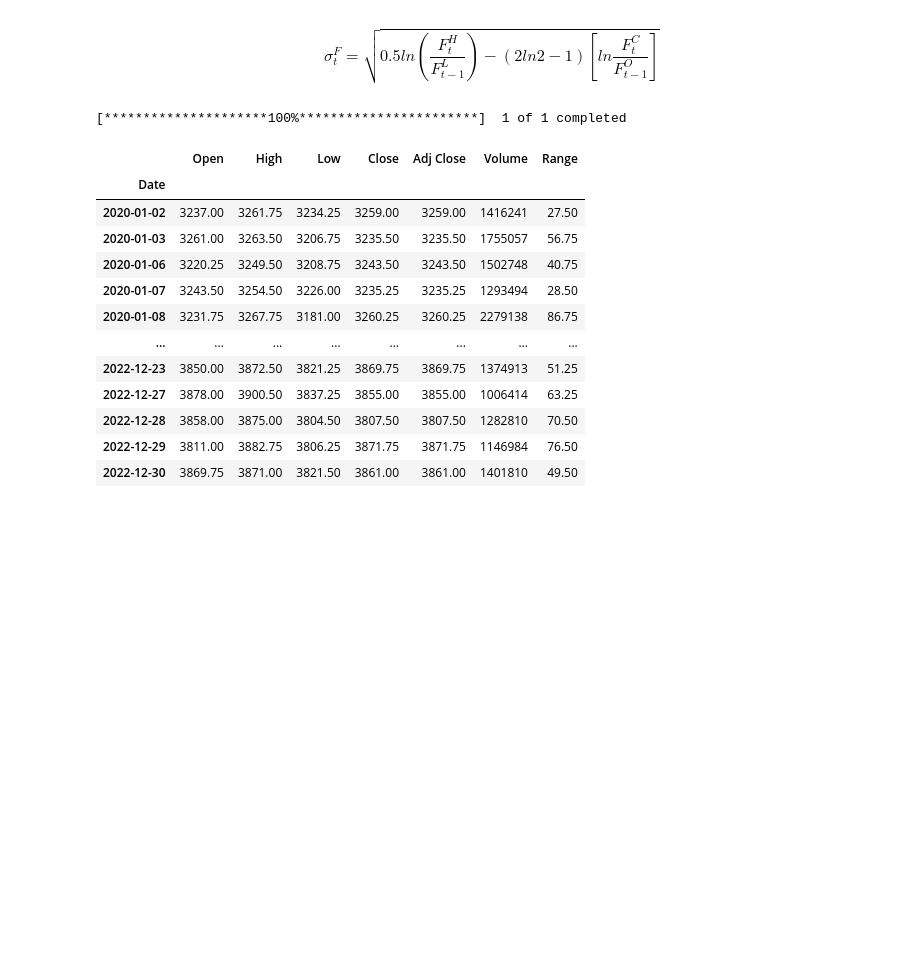
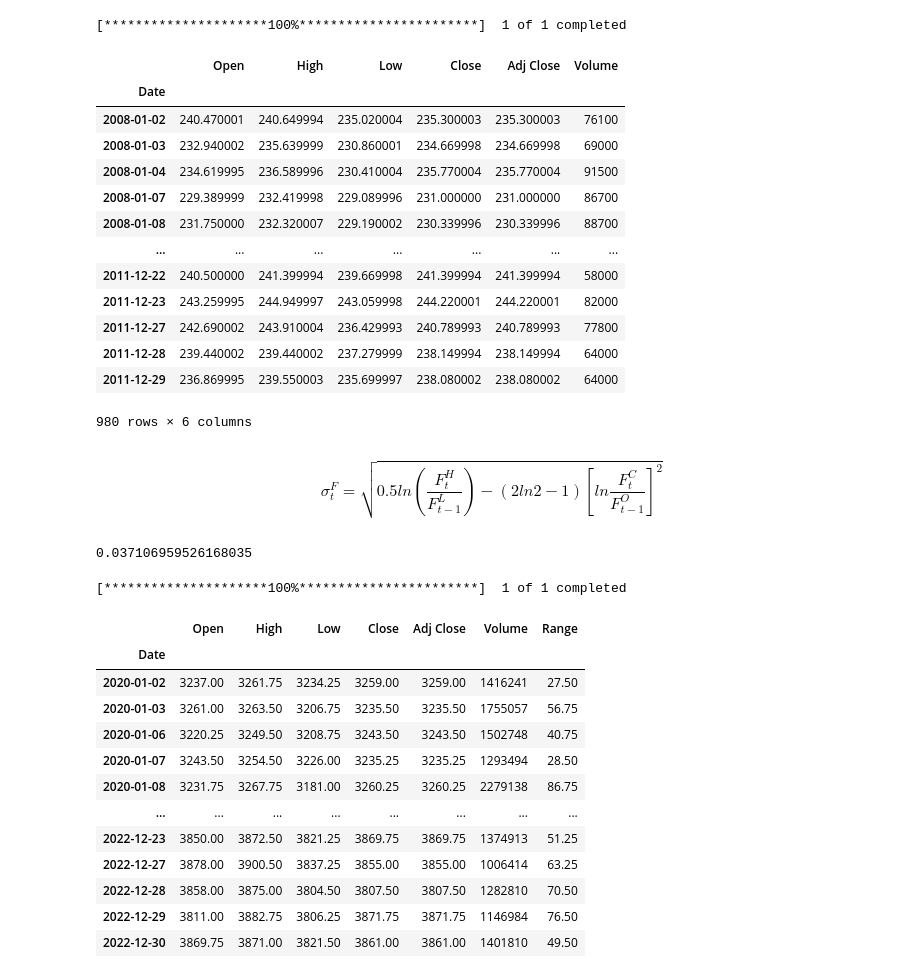
Before and after one commit to Readerlution/Finance, a Jupyter notebook: Cross-Market Effect/data.ipynb, the cells around one changed output. Saved outputs shown, nothing was run; the diff lists cells and outputs as text; code cells hidden in the pictures; blank space fills up the shorter version.

Commit message:
save data

```diff
--- a/Cross-Market Effect/data.ipynb
+++ b/Cross-Market Effect/data.ipynb
@@ -9,8 +9,24 @@ import seaborn as sns
 
 yf.pdr_override() # use yahoo finance for data
 # %%
-# test = pdr.DataReader("^KS200", start="2008-01-02", end="2011-12-30", period='1d')
-# test
+test = pdr.DataReader("^KS200", start="2008-01-02", end="2011-12-30", period='1d')
+test
+# %% [output]
+[*********************100%***********************]  1 of 1 completed
+|  | Open | High | Low | Close | Adj Close | Volume |
+| Date |  |  |  |  |  |  |
+| 2008-01-02 | 240.470001 | 240.649994 | 235.020004 | 235.300003 | 235.300003 | 76100 |
+| 2008-01-03 | 232.940002 | 235.639999 | 230.860001 | 234.669998 | 234.669998 | 69000 |
+| 2008-01-04 | 234.619995 | 236.589996 | 230.410004 | 235.770004 | 235.770004 | 91500 |
+| 2008-01-07 | 229.389999 | 232.419998 | 229.089996 | 231.000000 | 231.000000 | 86700 |
+| 2008-01-08 | 231.750000 | 232.320007 | 229.190002 | 230.339996 | 230.339996 | 88700 |
+| ... | ... | ... | ... | ... | ... | ... |
+| 2011-12-22 | 240.500000 | 241.399994 | 239.669998 | 241.399994 | 241.399994 | 58000 |
+| 2011-12-23 | 243.259995 | 244.949997 | 243.059998 | 244.220001 | 244.220001 | 82000 |
+| 2011-12-27 | 242.690002 | 243.910004 | 236.429993 | 240.789993 | 240.789993 | 77800 |
+| 2011-12-28 | 239.440002 | 239.440002 | 237.279999 | 238.149994 | 238.149994 | 64000 |
+| 2011-12-29 | 236.869995 | 239.550003 | 235.699997 | 238.080002 | 238.080002 | 64000 |
+980 rows × 6 columns
 # %% [markdown]
-$$ \sigma^F_t = \sqrt{ 0.5ln(\frac{F^H_t}{F^L_{t-1}}) - (2ln2-1)[ln\frac{F^C_t}{F^O_{t-1}}] } $$
+$$ \sigma^F_t = \sqrt{ 0.5ln(\frac{F^H_t}{F^L_{t-1}}) - (2ln2-1)[ln\frac{F^C_t}{F^O_{t-1}}]^2 } $$
 # %%
@@ -18,3 +35,7 @@ $$ \sigma^F_t = \sqrt{ 0.5ln(\frac{F^H_t}{F^L_{t-1}}) - (2ln2-1)[ln\frac{F^C_t}{
+# %%
+range_vol.std()
+# %% [output]
+0.037106959526168035
 # %%
 # range_vol
 # %%
```
Also changed, not shown: parts of 2 cells of this notebook, 5 other files.
